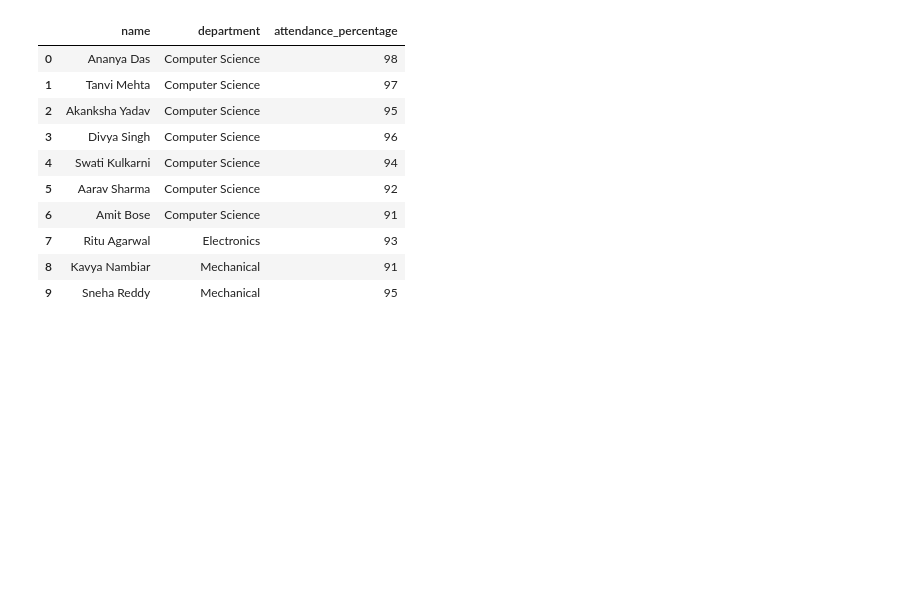
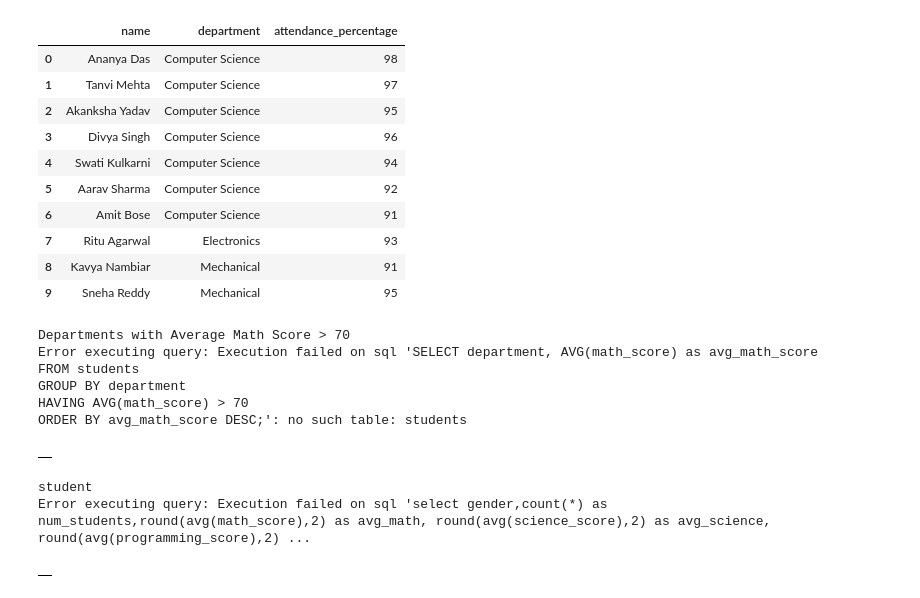
Before and after one commit to Sabarinathan-mb/Data_Engi-Workshop, a Jupyter notebook: Day_2/Day_2.ipynb, the cells around one changed output. Saved outputs shown, nothing was run; the diff lists cells and outputs as text; code cells hidden in the pictures; blank space fills up the shorter version.

```diff
--- a/Day_2/Day_2.ipynb
+++ b/Day_2/Day_2.ipynb
@@ -122,3 +122,27 @@ Students with attendance percentage greater than 90
 | 7 | Ritu Agarwal | Electronics | 93 |
 | 8 | Kavya Nambiar | Mechanical | 91 |
 | 9 | Sneha Reddy | Mechanical | 95 |
+# %%
+query6 = """SELECT department, AVG(math_score) as avg_math_score
+FROM students
+GROUP BY department
+HAVING AVG(math_score) > 70
+ORDER BY avg_math_score DESC;"""
+result6 = run_query(query6, "Departments with Average Math Score > 70")
+result6
+# %% [output]
+Departments with Average Math Score > 70
+Error executing query: Execution failed on sql 'SELECT department, AVG(math_score) as avg_math_score
+FROM students
+GROUP BY department
+HAVING AVG(math_score) > 70
+ORDER BY avg_math_score DESC;': no such table: students
+|  |
+# %%
+query5="""select gender,count(*) as num_students,round(avg(math_score),2) as avg_math, round(avg(science_score),2) as avg_science, round(avg(programming_score),2) as avg_programmming, round(avg(attendance_percentage),2)as avg_attendance from students group by gender"""
+result5=run_query(query5)
+result5
+# %% [output]
+student
+Error executing query: Execution failed on sql 'select gender,count(*) as num_students,round(avg(math_score),2) as avg_math, round(avg(science_score),2) as avg_science, round(avg(programming_score),2) ...
+|  |
```
